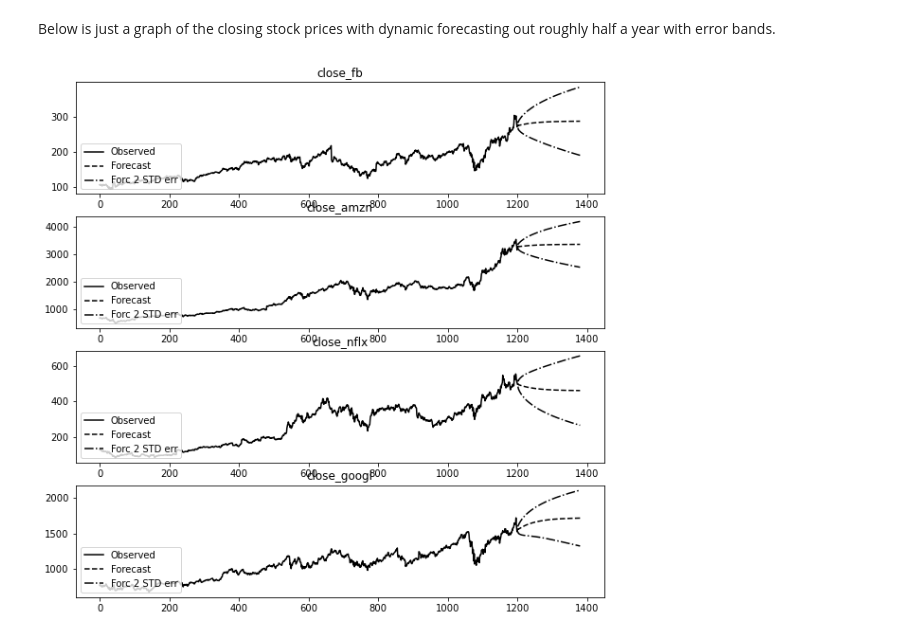
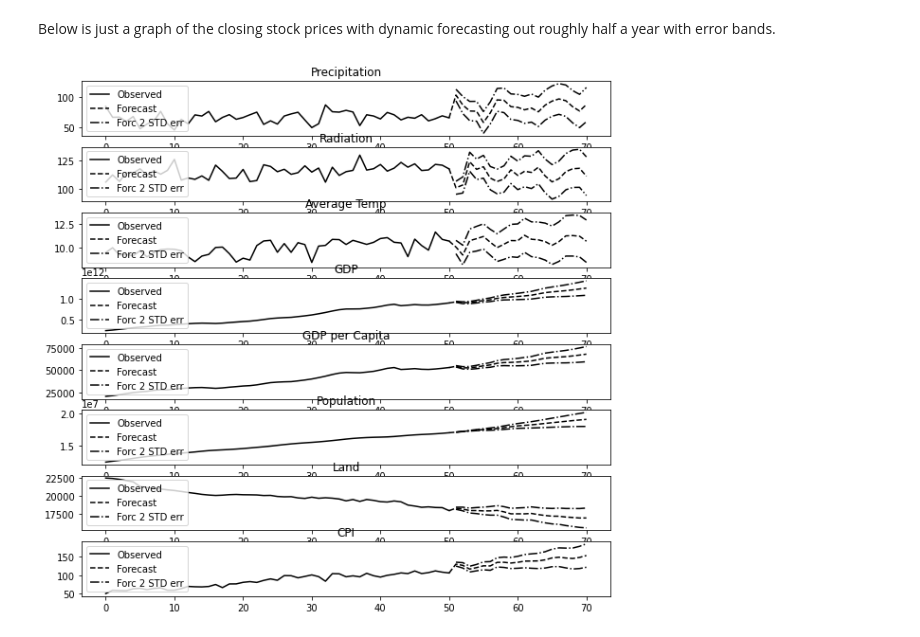
Before and after one commit to LuukOudshoorn25/MultivariateEconometrics, a Jupyter notebook: VECM for the Netherlands.ipynb, the cells around one changed output. Saved outputs shown, nothing was run; the diff lists cells and outputs as text; code cells hidden in the pictures.

Commit message:
Added prediction using VECM

```diff
--- a/VECM for the Netherlands.ipynb
+++ b/VECM for the Netherlands.ipynb
@@ -260,7 +254,7 @@ from statsmodels.tsa.vector_ar.vecm import VECM
 
 # estimates the VECM on the closing prices with 4 lags, 1 cointegrating relationship, and
 # a constant within the cointegration relationship
-fang_vecm = VECM(endog = fang[closing], k_ar_diff = 4, coint_rank = 1, deterministic = 'ci')
+fang_vecm = VECM(endog = data.dropna(), k_ar_diff = 4, coint_rank = 1, deterministic = 'ci')
 fang_vecm_fit = fang_vecm.fit()
 fang_vecm_fit.summary()
 # %% [output]
@@ -297,6 +291,6 @@ Below is just a graph of the closing stock prices with dynamic forecasting out r
 # %%
 # plots the dynamic forecasts of the FANG stocks out to about half a year (mainly for visual
 # purposes)
-fang_vecm_fit.plot_forecast(180)
+fang_vecm_fit.plot_forecast(20)
 # %% [output]
-[figure, old version]
+[figure, new version]
```
Also changed, not shown: parts of 3 cells of this notebook, 1 other file.
